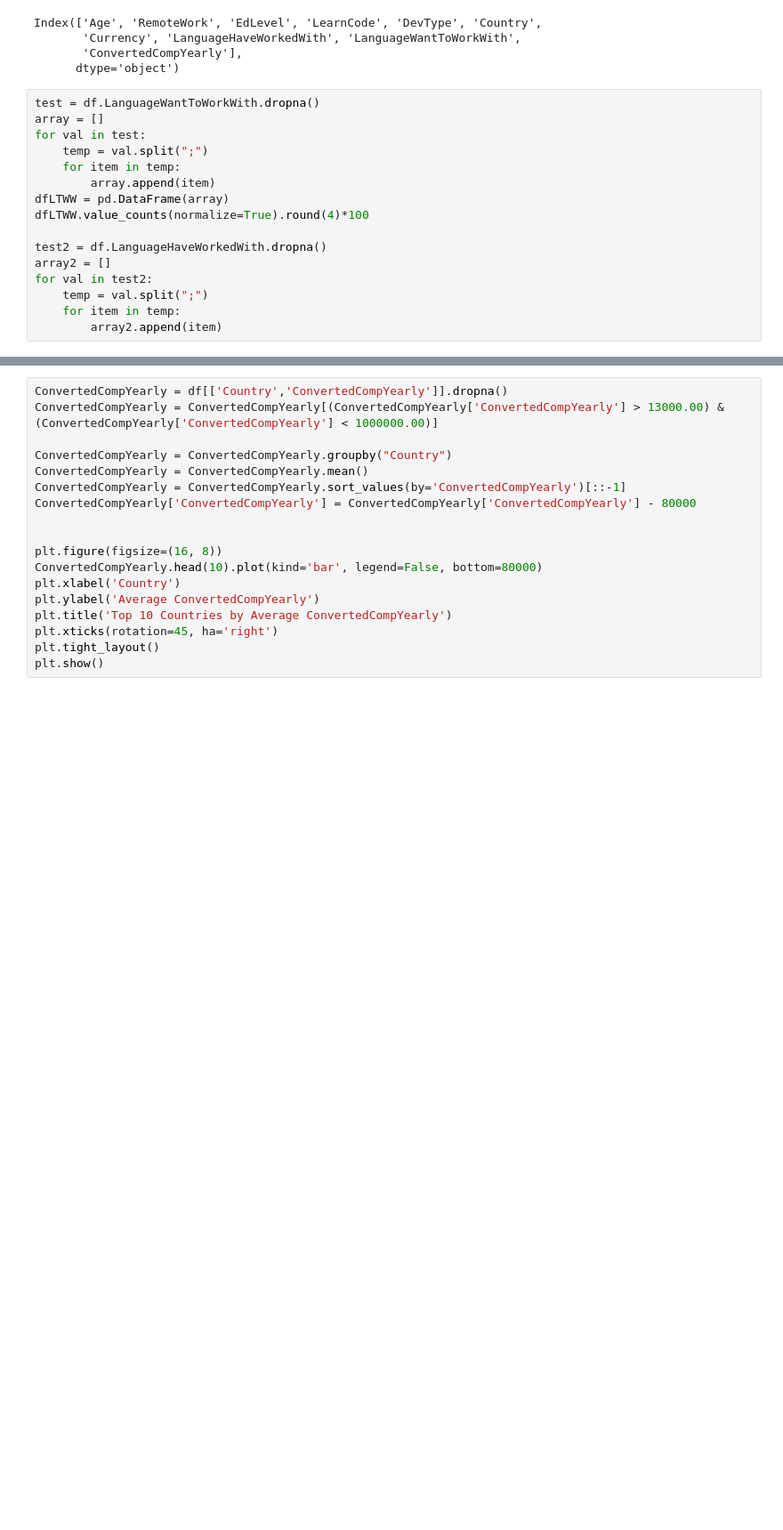
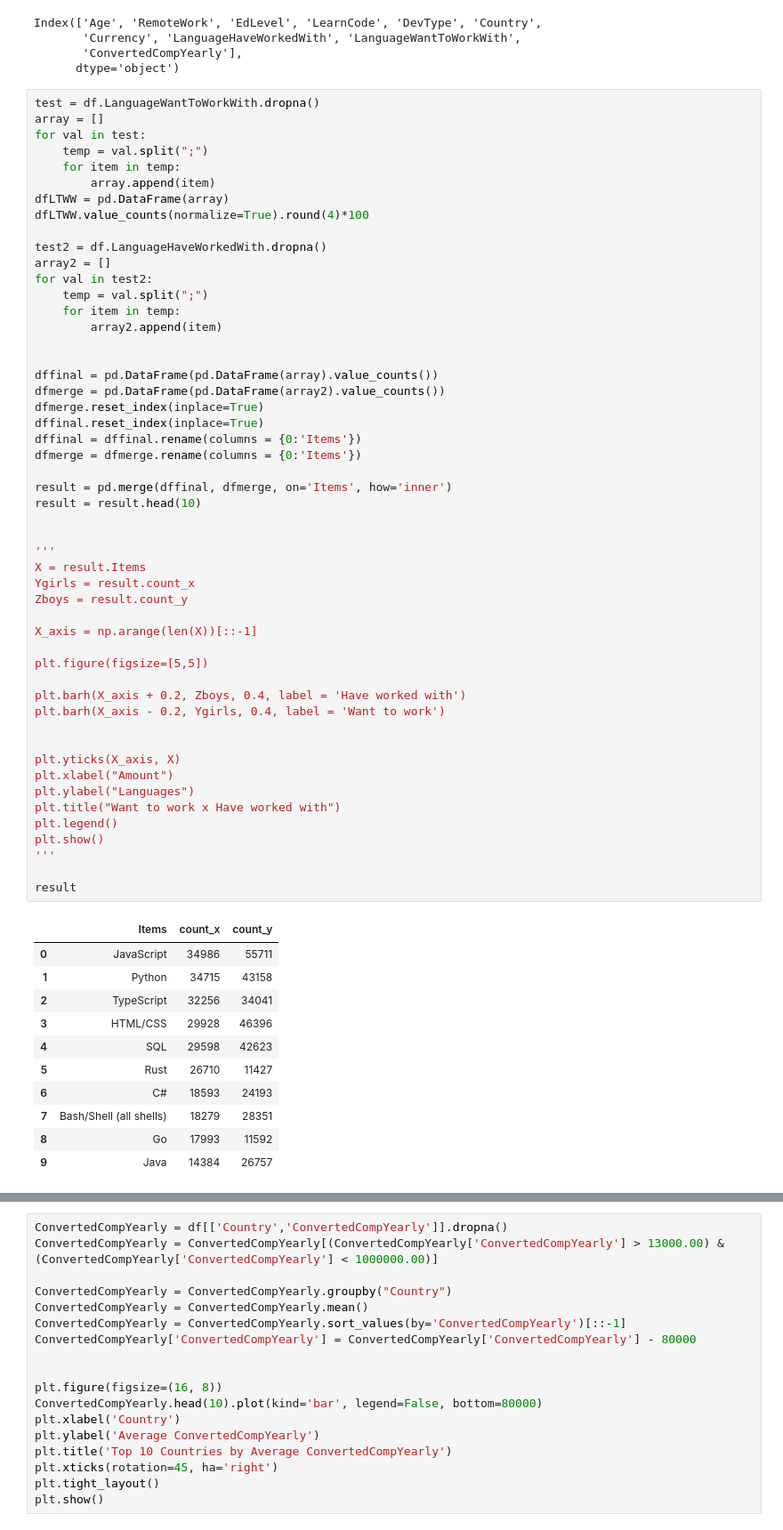
Before and after one commit to lLeonerde/Stackoverflow-survey, a Jupyter notebook: jupyter.ipynb, the cells around one changed output, grey strips where cells are left out. Shown at 89% size. Drawn from its saved outputs; the diff is of its cells as text; blank space fills up the shorter version.

```diff
--- a/jupyter.ipynb
+++ b/jupyter.ipynb
@@ -68,16 +68,63 @@ Index(['Age', 'RemoteWork', 'EdLevel', 'LearnCode', 'DevType', 'Country',
 # %%
 test = df.LanguageWantToWorkWith.dropna()
 array = []
 for val in test:
     temp = val.split(";")
     for item in temp:
         array.append(item)
 dfLTWW = pd.DataFrame(array)
 dfLTWW.value_counts(normalize=True).round(4)*100
 
 test2 = df.LanguageHaveWorkedWith.dropna()
 array2 = []
 for val in test2:
     temp = val.split(";")
     for item in temp:
         array2.append(item)
+
+
+dffinal = pd.DataFrame(pd.DataFrame(array).value_counts())
+dfmerge = pd.DataFrame(pd.DataFrame(array2).value_counts())
+dfmerge.reset_index(inplace=True)
+dffinal.reset_index(inplace=True)
+dffinal = dffinal.rename(columns = {0:'Items'})
+dfmerge = dfmerge.rename(columns = {0:'Items'})
+
+result = pd.merge(dffinal, dfmerge, on='Items', how='inner')
+result = result.head(10)
+
+
+'''
+X = result.Items
+Ygirls = result.count_x
+Zboys = result.count_y
+
+X_axis = np.arange(len(X))[::-1]
+
+plt.figure(figsize=[5,5])
+
+plt.barh(X_axis + 0.2, Zboys, 0.4, label = 'Have worked with')
+plt.barh(X_axis - 0.2, Ygirls, 0.4, label = 'Want to work')
+
+
+plt.yticks(X_axis, X)
+plt.xlabel("Amount")
+plt.ylabel("Languages")
+plt.title("Want to work x Have worked with")
+plt.legend()
+plt.show()
+'''
+
+result
+# %% [output]
+|  | Items | count_x | count_y |
+| 0 | JavaScript | 34986 | 55711 |
+| 1 | Python | 34715 | 43158 |
+| 2 | TypeScript | 32256 | 34041 |
+| 3 | HTML/CSS | 29928 | 46396 |
+| 4 | SQL | 29598 | 42623 |
+| 5 | Rust | 26710 | 11427 |
+| 6 | C# | 18593 | 24193 |
+| 7 | Bash/Shell (all shells) | 18279 | 28351 |
+| 8 | Go | 17993 | 11592 |
+| 9 | Java | 14384 | 26757 |
```
Also changed, not shown: parts of 7 cells of this notebook, 2 other files.
